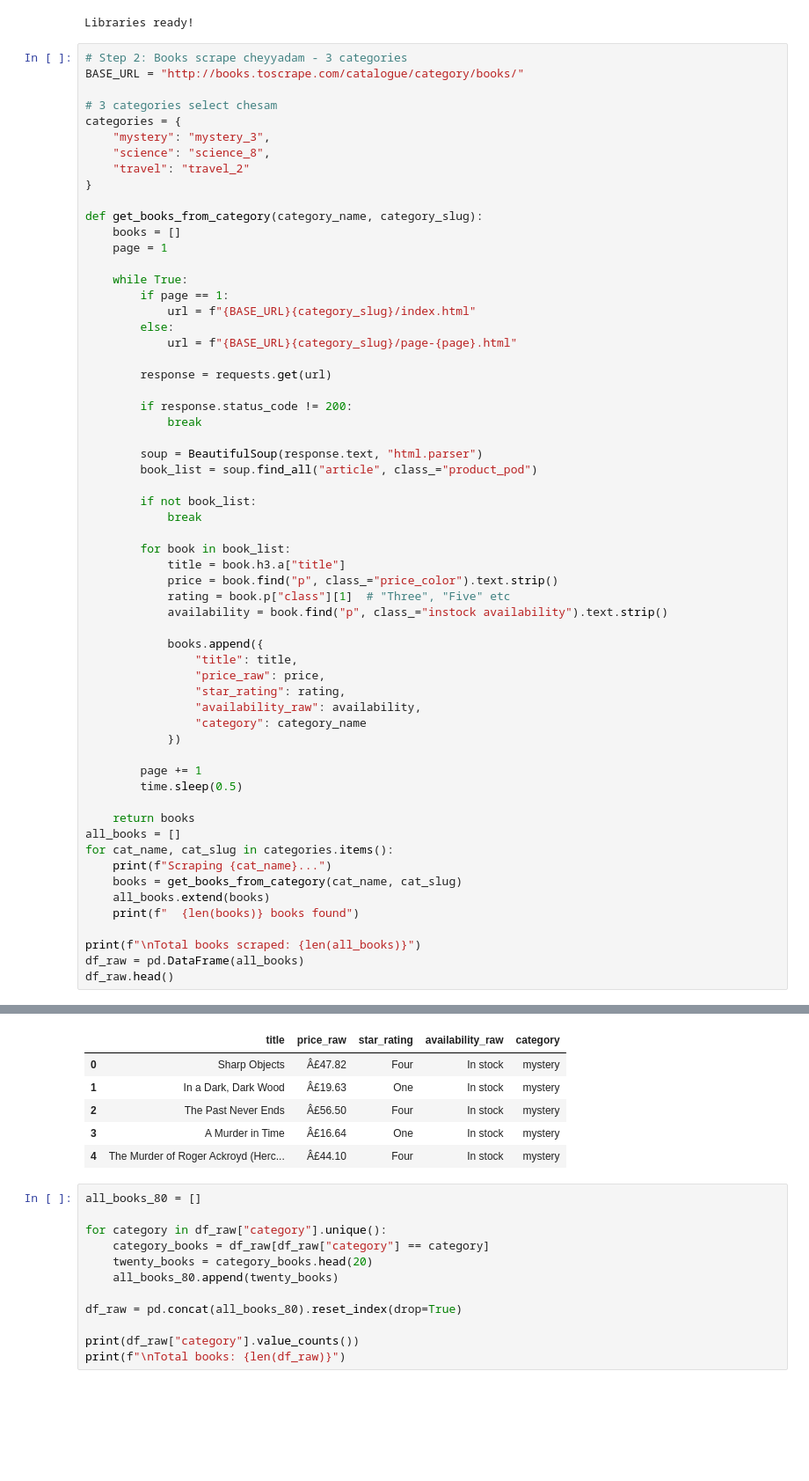
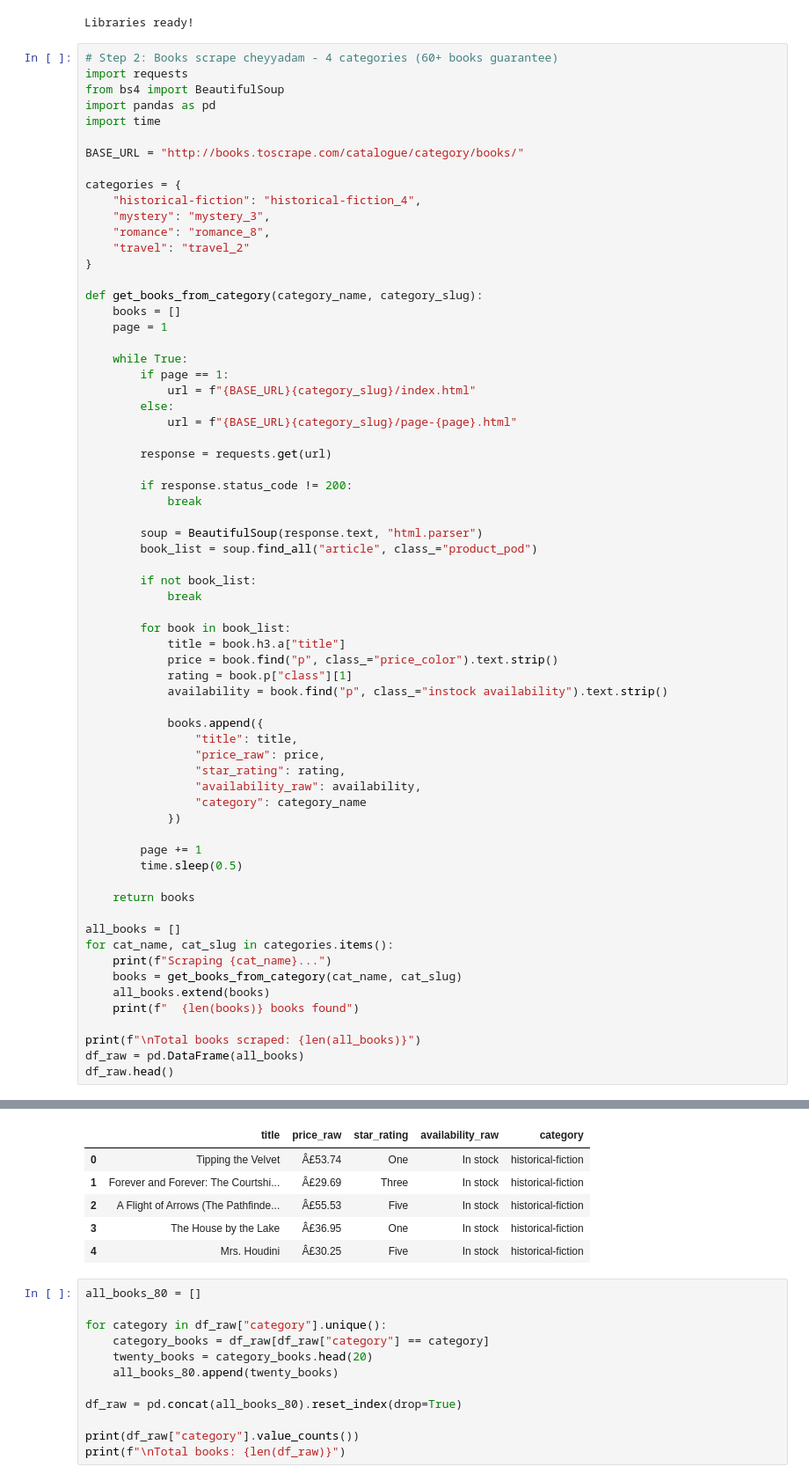
Before and after one commit to pprasannaabhiram/capstone-project, a Jupyter notebook: data_pipeline/notebooks/Zepto_data_pipeline.ipynb, the cells around one changed output, grey strips where cells are left out. Shown at 88% size. Cells and saved outputs as stored; diff of their text form; blank space fills up the shorter version.

Commit message:
Fix scraping categories to guarantee 60+ books across 4 categories; refresh notebook and database

```diff
--- a/data_pipeline/notebooks/Zepto_data_pipeline.ipynb
+++ b/data_pipeline/notebooks/Zepto_data_pipeline.ipynb
@@ -12,13 +12,18 @@ print("Libraries ready!")
 # %% [output]
 Libraries ready!
 # %%
-# Step 2: Books scrape cheyyadam - 3 categories
+# Step 2: Books scrape cheyyadam - 4 categories (60+ books guarantee)
+import requests
+from bs4 import BeautifulSoup
+import pandas as pd
+import time
+
 BASE_URL = "http://books.toscrape.com/catalogue/category/books/"
 
-# 3 categories select chesam
 categories = {
+    "historical-fiction": "historical-fiction_4",
     "mystery": "mystery_3",
-    "science": "science_8",
+    "romance": "romance_8",
     "travel": "travel_2"
 }
 
@@ -46,7 +51,7 @@ def get_books_from_category(category_name, category_slug):
         for book in book_list:
             title = book.h3.a["title"]
             price = book.find("p", class_="price_color").text.strip()
-            rating = book.p["class"][1]  # "Three", "Five" etc
+            rating = book.p["class"][1]
             availability = book.find("p", class_="instock availability").text.strip()
 
             books.append({
@@ -61,6 +66,7 @@ def get_books_from_category(category_name, category_slug):
         time.sleep(0.5)
 
     return books
+
 all_books = []
 for cat_name, cat_slug in categories.items():
     print(f"Scraping {cat_name}...")
@@ -83,9 +91,9 @@ Total books scraped: 43
 |  | title | price_raw | star_rating | availability_raw | category |
-| 0 | Sharp Objects | Â£47.82 | Four | In stock | mystery |
-| 1 | In a Dark, Dark Wood | Â£19.63 | One | In stock | mystery |
-| 2 | The Past Never Ends | Â£56.50 | Four | In stock | mystery |
-| 3 | A Murder in Time | Â£16.64 | One | In stock | mystery |
-| 4 | The Murder of Roger Ackroyd (Herc... | Â£44.10 | Four | In stock | mystery |
+| 0 | Tipping the Velvet | Â£53.74 | One | In stock | historical-fiction |
+| 1 | Forever and Forever: The Courtshi... | Â£29.69 | Three | In stock | historical-fiction |
+| 2 | A Flight of Arrows (The Pathfinde... | Â£55.53 | Five | In stock | historical-fiction |
+| 3 | The House by the Lake | Â£36.95 | One | In stock | historical-fiction |
+| 4 | Mrs. Houdini | Â£30.25 | Five | In stock | historical-fiction |
 # %%
 all_books_80 = []
 
```
Also changed, not shown: parts of 10 cells of this notebook, 1 other file.
